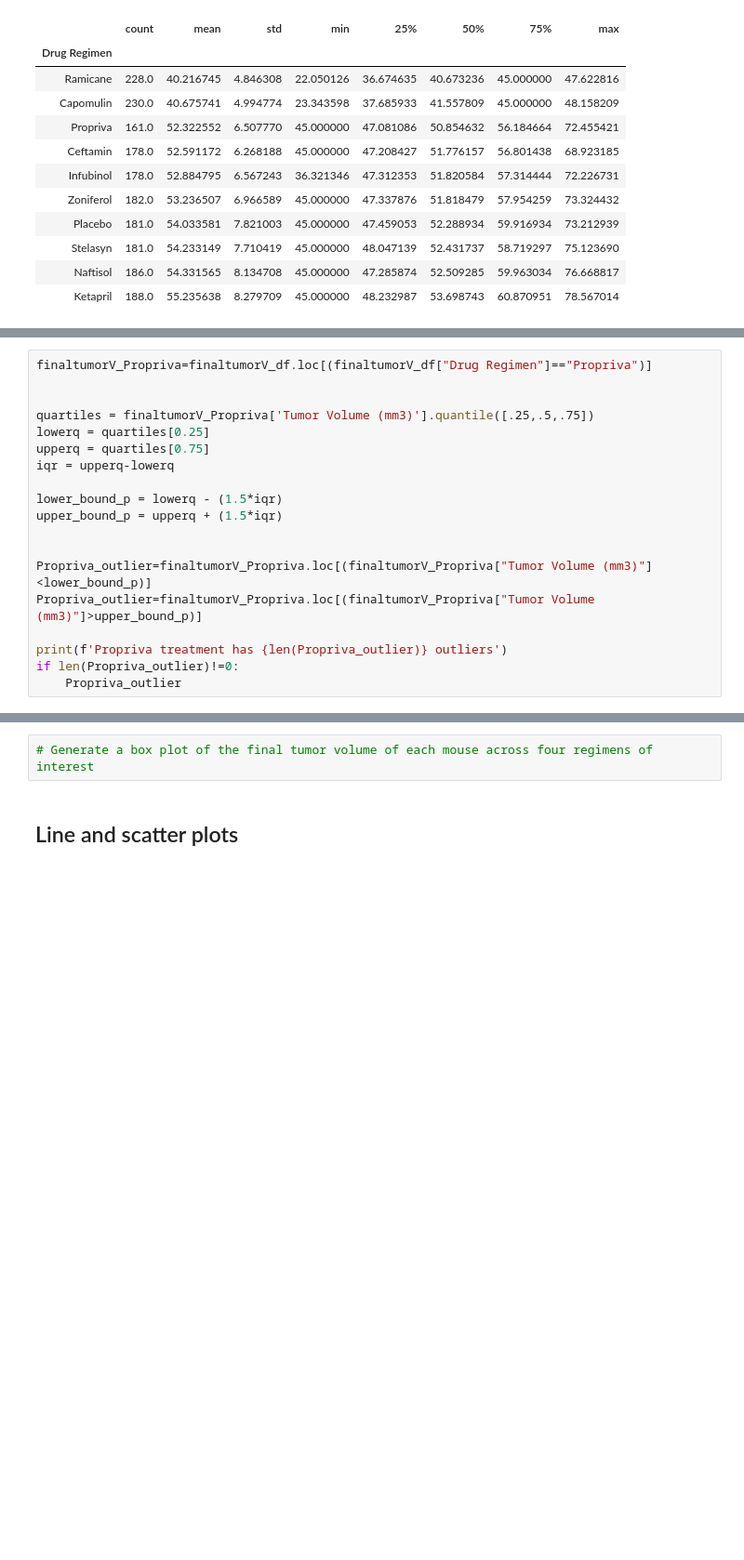
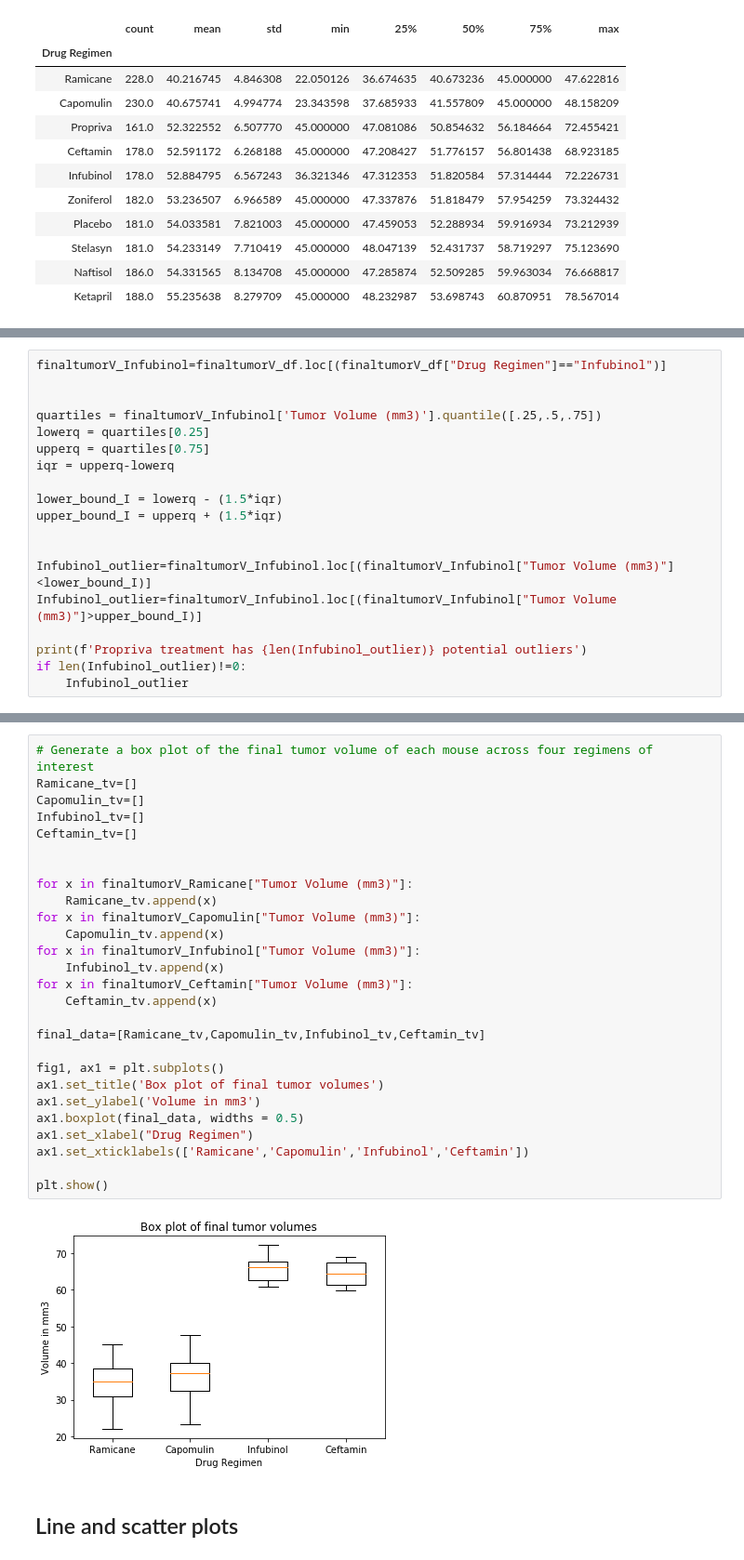
Before and after one commit to sangherahul/Matplotlib-challenge, a Jupyter notebook: Homework/Instructions/Pymaceuticals/pymaceuticals_starter.ipynb, the cells around one changed output, grey strips where cells are left out. Shown at 93% size. Drawn from its saved outputs; the diff is of its cells as text; blank space fills up the shorter version.

```diff
--- a/Homework/Instructions/Pymaceuticals/pymaceuticals_starter.ipynb
+++ b/Homework/Instructions/Pymaceuticals/pymaceuticals_starter.ipynb
@@ -181,20 +184,20 @@ Campomulin treatment has 0 outliers
 # %%
-finaltumorV_Propriva=finaltumorV_df.loc[(finaltumorV_df["Drug Regimen"]=="Propriva")]
+finaltumorV_Infubinol=finaltumorV_df.loc[(finaltumorV_df["Drug Regimen"]=="Infubinol")]
 
 
-quartiles = finaltumorV_Propriva['Tumor Volume (mm3)'].quantile([.25,.5,.75])
+quartiles = finaltumorV_Infubinol['Tumor Volume (mm3)'].quantile([.25,.5,.75])
 lowerq = quartiles[0.25]
 upperq = quartiles[0.75]
 iqr = upperq-lowerq
 
-lower_bound_p = lowerq - (1.5*iqr)
-upper_bound_p = upperq + (1.5*iqr)
+lower_bound_I = lowerq - (1.5*iqr)
+upper_bound_I = upperq + (1.5*iqr)
 
 
-Propriva_outlier=finaltumorV_Propriva.loc[(finaltumorV_Propriva["Tumor Volume (mm3)"]<lower_bound_p)]
-Propriva_outlier=finaltumorV_Propriva.loc[(finaltumorV_Propriva["Tumor Volume (mm3)"]>upper_bound_p)]
+Infubinol_outlier=finaltumorV_Infubinol.loc[(finaltumorV_Infubinol["Tumor Volume (mm3)"]<lower_bound_I)]
+Infubinol_outlier=finaltumorV_Infubinol.loc[(finaltumorV_Infubinol["Tumor Volume (mm3)"]>upper_bound_I)]
 
-print(f'Propriva treatment has {len(Propriva_outlier)} outliers')
-if len(Propriva_outlier)!=0:
-    Propriva_outlier
+print(f'Propriva treatment has {len(Infubinol_outlier)} potential outliers')
+if len(Infubinol_outlier)!=0:
+    Infubinol_outlier
 # %% [output]
@@ -263,5 +225,32 @@ for drugs in combined_df.iterrows():
-# %%
-# Generate a box plot of the final tumor volume of each mouse across four regimens of interest
+# %%
+# Generate a box plot of the final tumor volume of each mouse across four regimens of interest
+Ramicane_tv=[]
+Capomulin_tv=[]
+Infubinol_tv=[]
+Ceftamin_tv=[]
+
+
+for x in finaltumorV_Ramicane["Tumor Volume (mm3)"]:
+    Ramicane_tv.append(x)
+for x in finaltumorV_Capomulin["Tumor Volume (mm3)"]:
+    Capomulin_tv.append(x)
+for x in finaltumorV_Infubinol["Tumor Volume (mm3)"]:
+    Infubinol_tv.append(x)
+for x in finaltumorV_Ceftamin["Tumor Volume (mm3)"]:
+    Ceftamin_tv.append(x)
+
+final_data=[Ramicane_tv,Capomulin_tv,Infubinol_tv,Ceftamin_tv]
+
+fig1, ax1 = plt.subplots()
+ax1.set_title('Box plot of final tumor volumes')
+ax1.set_ylabel('Volume in mm3')
+ax1.boxplot(final_data, widths = 0.5)
+ax1.set_xlabel("Drug Regimen")
+ax1.set_xticklabels(['Ramicane','Capomulin','Infubinol','Ceftamin'])
+
+plt.show()
+# %% [output]
+[figure, added]
 # %% [markdown]
 ## Line and scatter plots
 # %%
```
Also changed, not shown: parts of 6 cells of this notebook, 1 other file.
